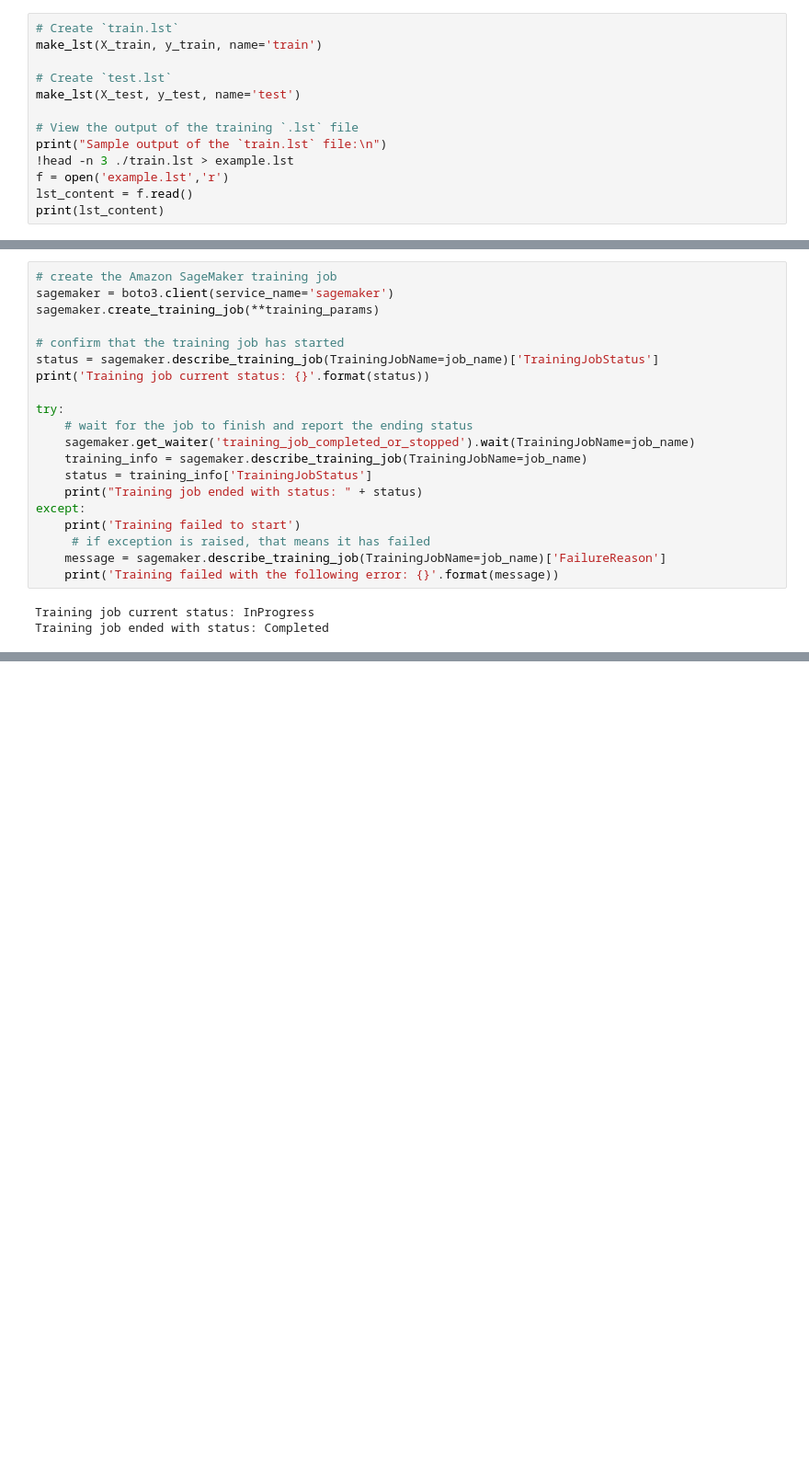
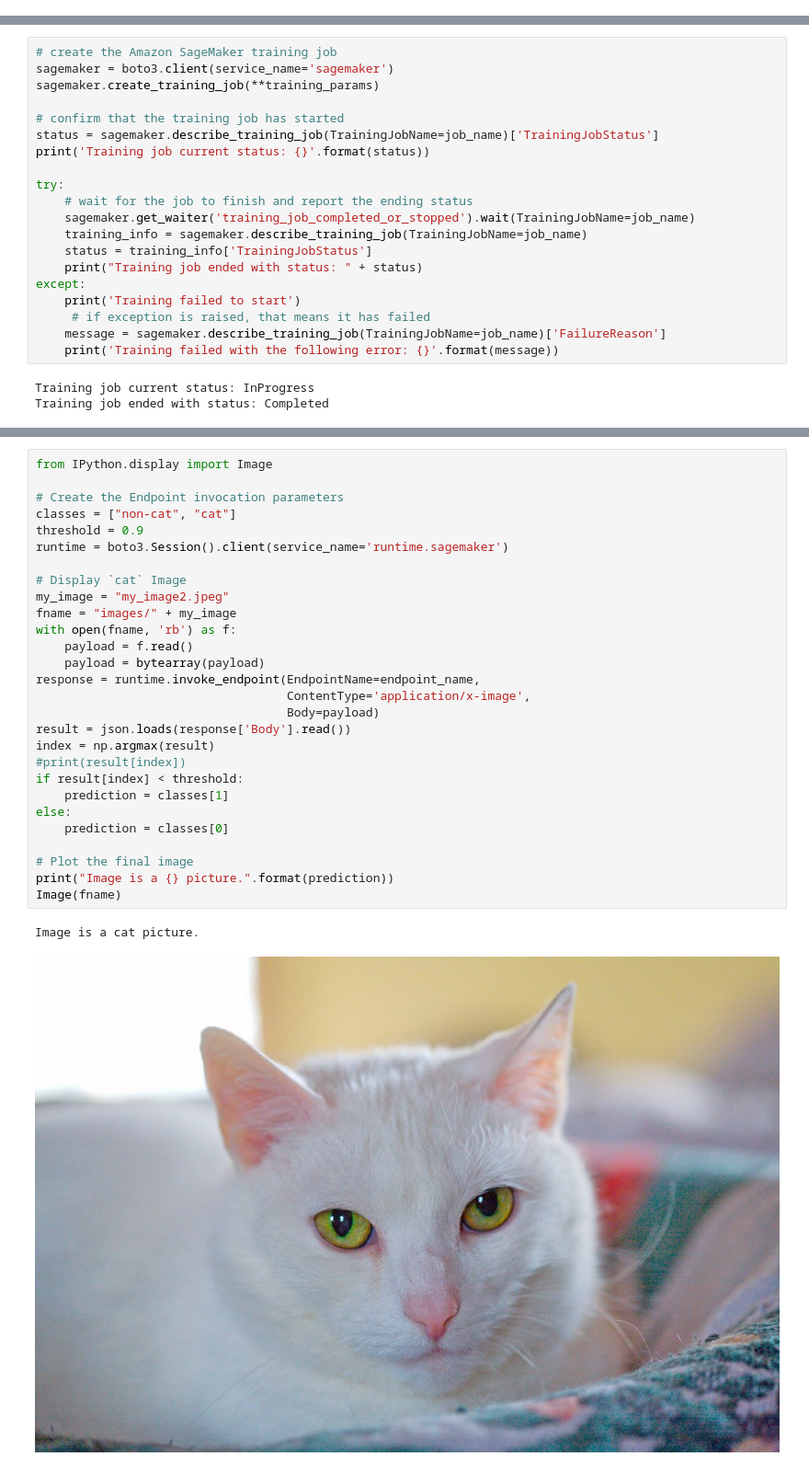
Before and after one commit to darkreapyre/itsacat, a Jupyter notebook: Notebooks/ItsaCat-SageMaker_Classifier.ipynb, the cells around one changed output, grey strips where cells are left out. Shown at 92% size. Drawn from its saved outputs; the diff is of its cells as text; blank space fills up the shorter version.

```diff
--- a/Notebooks/ItsaCat-SageMaker_Classifier.ipynb
+++ b/Notebooks/ItsaCat-SageMaker_Classifier.ipynb
@@ -150,13 +42,0 @@ A `.lst` file is a tab-separated file with three columns that contains a list of
-# %%
-# Create `train.lst`
-make_lst(X_train, y_train, name='train')
-
-# Create `test.lst`
-make_lst(X_test, y_test, name='test')
-
-# View the output of the training `.lst` file
-print("Sample output of the `train.lst` file:\n")
-!head -n 3 ./train.lst > example.lst
-f = open('example.lst','r')
-lst_content = f.read()
-print(lst_content)
@@ -468,0 +298,31 @@ Now that the model has been trained and validated for production, the **Data Sci
+# %%
+from IPython.display import Image
+
+# Create the Endpoint invocation parameters
+classes = ["non-cat", "cat"]
+threshold = 0.9
+runtime = boto3.Session().client(service_name='runtime.sagemaker')
+
+# Display `cat` Image
+my_image = "my_image2.jpeg"
+fname = "images/" + my_image
+with open(fname, 'rb') as f:
+    payload = f.read()
+    payload = bytearray(payload)
+response = runtime.invoke_endpoint(EndpointName=endpoint_name,
+                                   ContentType='application/x-image',
+                                   Body=payload)
+result = json.loads(response['Body'].read())
+index = np.argmax(result)
+#print(result[index])
+if result[index] < threshold:
+    prediction = classes[1]
+else:
+    prediction = classes[0]
+
+# Plot the final image
+print("Image is a {} picture.".format(prediction))
+Image(fname)
+# %% [output]
+Image is a cat picture.
+[figure, added]
```
Also changed, not shown: parts of 47 cells of this notebook, 1 other file.
